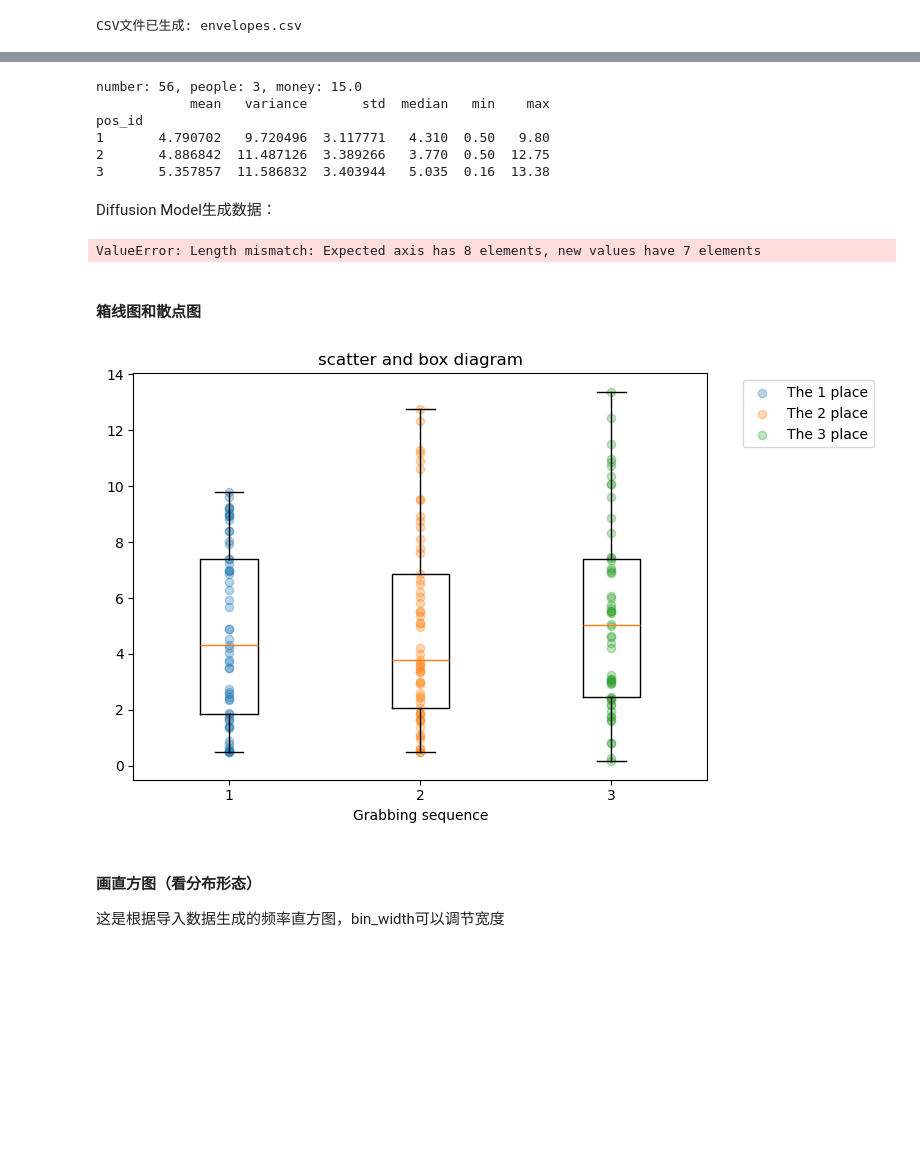
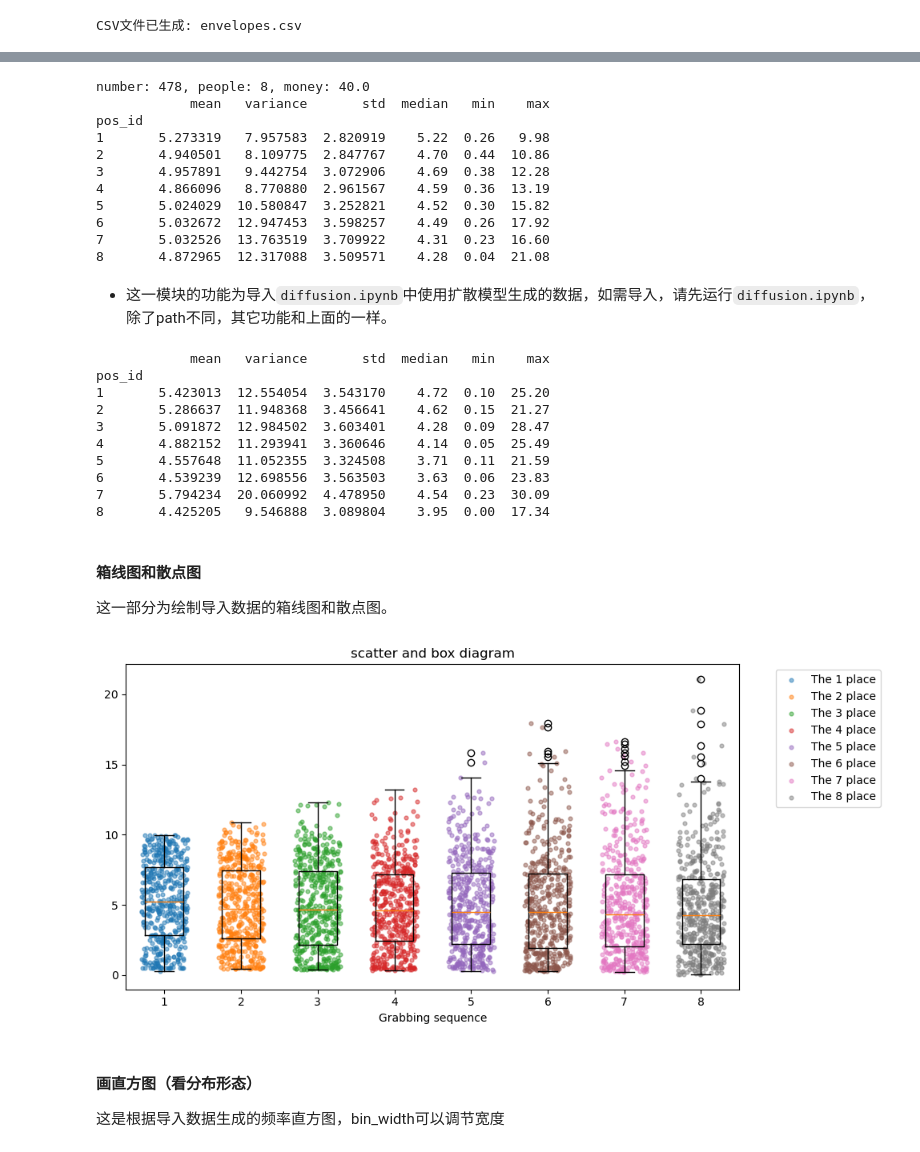
Before and after one commit to WjNaG2/SI140-RedEnvelope, a Jupyter notebook: vis.ipynb, the cells around one changed output, grey strips where cells are left out. Drawn from its saved outputs; the diff is of its cells as text; code cells hidden in the pictures; blank space fills up the shorter version.

```diff
--- a/vis.ipynb
+++ b/vis.ipynb
@@ -6,9 +8,9 @@ import random
 import math
 
 # 用户输入
-number = int(480)
-money = float(40)
-people = int(8)
+number = int(input("输入红包个数"))
+money = float(input("输入每个红包金额"))
+people = int(input("输入人数"))
 
 # 检查人数是否过多
 if people > money * 100:
@@ -62,11 +64,11 @@ else:
             all_results.append(envelopes)
 
         # 写入总计行（每个人的总金额）
-        total_row = ['Total']
-        for p in range(people):
-            person_total = sum(all_results[j][p] for j in range(number))
-            total_row.append(round(person_total, 2))
-        writer.writerow(total_row)
+        # total_row = ['Total']
+        # for p in range(people):
+        #     person_total = sum(all_results[j][p] for j in range(number))
+        #     total_row.append(round(person_total, 2))
+        # writer.writerow(total_row)
 
 
     print("CSV文件已生成: envelopes.csv")
@@ -81,7 +86,7 @@ import matplotlib.pyplot as plt
 import numpy as np
 
 # 1. 读取CSV数据
-path = "3peoplerealdata.csv"
+path = "data/real_480.csv"
 raw = pd.read_csv(path)
 
 # 2. 按行读取数据
@@ -117,14 +122,19 @@ stats = long_df.groupby("pos_id")["amount"].agg(
 print(f"number: {number}, people: {people}, money: {money}")
 print(stats)
 # %% [output]
-number: 56, people: 3, money: 15.0
+number: 478, people: 8, money: 40.0
             mean   variance       std  median   min    max
 pos_id
-1       4.790702   9.720496  3.117771   4.310  0.50   9.80
-2       4.886842  11.487126  3.389266   3.770  0.50  12.75
-3       5.357857  11.586832  3.403944   5.035  0.16  13.38
+1       5.273319   7.957583  2.820919    5.22  0.26   9.98
+2       4.940501   8.109775  2.847767    4.70  0.44  10.86
+3       4.957891   9.442754  3.072906    4.69  0.38  12.28
+4       4.866096   8.770880  2.961567    4.59  0.36  13.19
+5       5.024029  10.580847  3.252821    4.52  0.30  15.82
+6       5.032672  12.947453  3.598257    4.49  0.26  17.92
+7       5.032526  13.763519  3.709922    4.31  0.23  16.60
+8       4.872965  12.317088  3.509571    4.28  0.04  21.08
 # %% [markdown]
-Diffusion Model生成数据：
+- 这一模块的功能为导入`diffusion.ipynb`中使用扩散模型生成的数据，如需导入，请先运行`diffusion.ipynb`，除了path不同，其它功能和上面的一样。
 # %%
 import pandas as pd
 import matplotlib.pyplot as plt
@@ -138,8 +148,8 @@ raw = pd.read_csv(path)
 data = raw.copy()
 
 # 3. 从data直接获取参数
-number = data.shape[0] - 1
-people = data.shape[1] - 1
+number = data.shape[0]
+people = data.shape[1]
 money = data.iloc[:-1, 1:].sum(axis=1).iloc[0]
 
 # 4. 为数据添加列名
@@ -167,32 +177,57 @@ stats = long_df.groupby("pos_id")["amount"].agg(
 
 print(stats)
 # %% [output]
-ValueError: Length mismatch: Expected axis has 8 elements, new values have 7 elements
+            mean   variance       std  median   min    max
+pos_id
+1       5.423013  12.554054  3.543170    4.72  0.10  25.20
+2       5.286637  11.948368  3.456641    4.62  0.15  21.27
+3       5.091872  12.984502  3.603401    4.28  0.09  28.47
+4       4.882152  11.293941  3.360646    4.14  0.05  25.49
+5       4.557648  11.052355  3.324508    3.71  0.11  21.59
+6       4.539239  12.698556  3.563503    3.63  0.06  23.83
+7       5.794234  20.060992  4.478950    4.54  0.23  30.09
+8       4.425205   9.546888  3.089804    3.95  0.00  17.34
 # %% [markdown]
 #### 箱线图和散点图
+
+这一部分为绘制导入数据的箱线图和散点图。
 # %%
 # 准备箱线图数据
 box_data = [
     long_df[long_df["pos_id"] == pos]["amount"].values
     for pos in sorted(long_df["pos_id"].unique())
 ]
 # 6. 散点图（不同位次不同颜色）
-plt.figure(figsize=(8, 5))
+plt.figure(figsize=(10, 5))
 plt.boxplot(box_data, showfliers=True)
 
-for pos in sorted(long_df["pos_id"].unique()):
-    y = long_df[long_df["pos_id"] == pos]["amount"]
-    x = np.full(len(y), pos)
-    plt.scatter(x, y, alpha=0.3, label=f"The {pos} place")
+positions = sorted(long_df["pos_id"].unique())
+# 每列宽度（以 x 轴单位计），点在该宽度内均匀分布
+col_width = 0.6
+# 散点大小（marker area），确保点宽小于列宽
+marker_size = 12
+
+for idx, pos in enumerate(positions):
+    y = long_df[long_df["pos_id"] == pos]["amount"].values
+    n = len(y)
+    if n == 0:
+        continue
+    # 在列范围内均匀随机分布 x，避免集中在同一竖线
+    left = pos - col_width / 2 + 1e-6
+    right = pos + col_width / 2 - 1e-6
+    x = np.random.uniform(left, right, size=n)
+    # 仅为第一个位置添加图例，避免重复图例项
+    label = f"The {pos} place"
+    plt.scatter(x, y, alpha=0.5, s=marker_size, label=label)
 
 plt.xlabel("Grabbing sequence")
 plt.ylabel("")
 plt.title("scatter and box diagram")
 plt.legend(bbox_to_anchor=(1.05, 1), loc="upper left")
 plt.tight_layout()
 plt.show()
 # %% [output]
-[figure, old version]
+[figure, new version]
 # %% [markdown]
 #### 画直方图（看分布形态）
 
```
Also changed, not shown: parts of 10 cells of this notebook, 1 other file.
